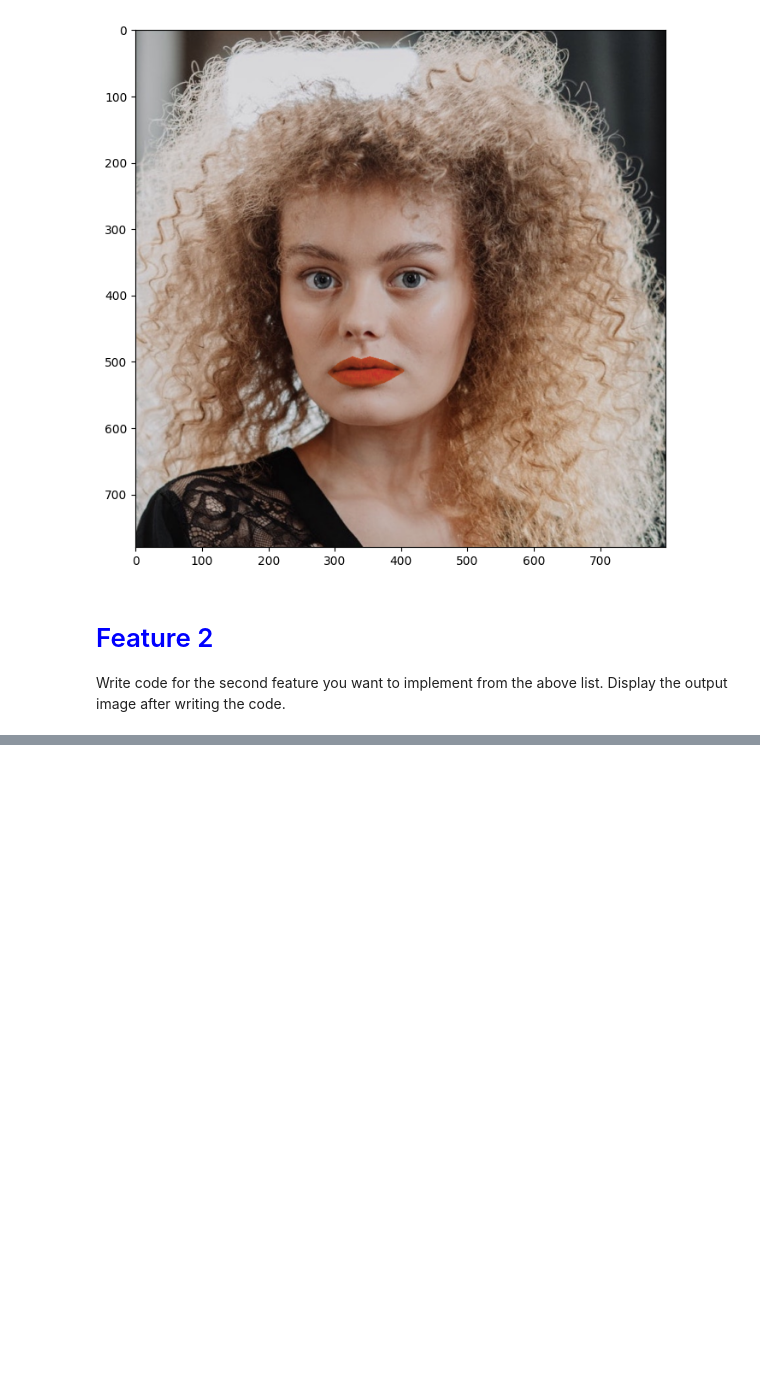
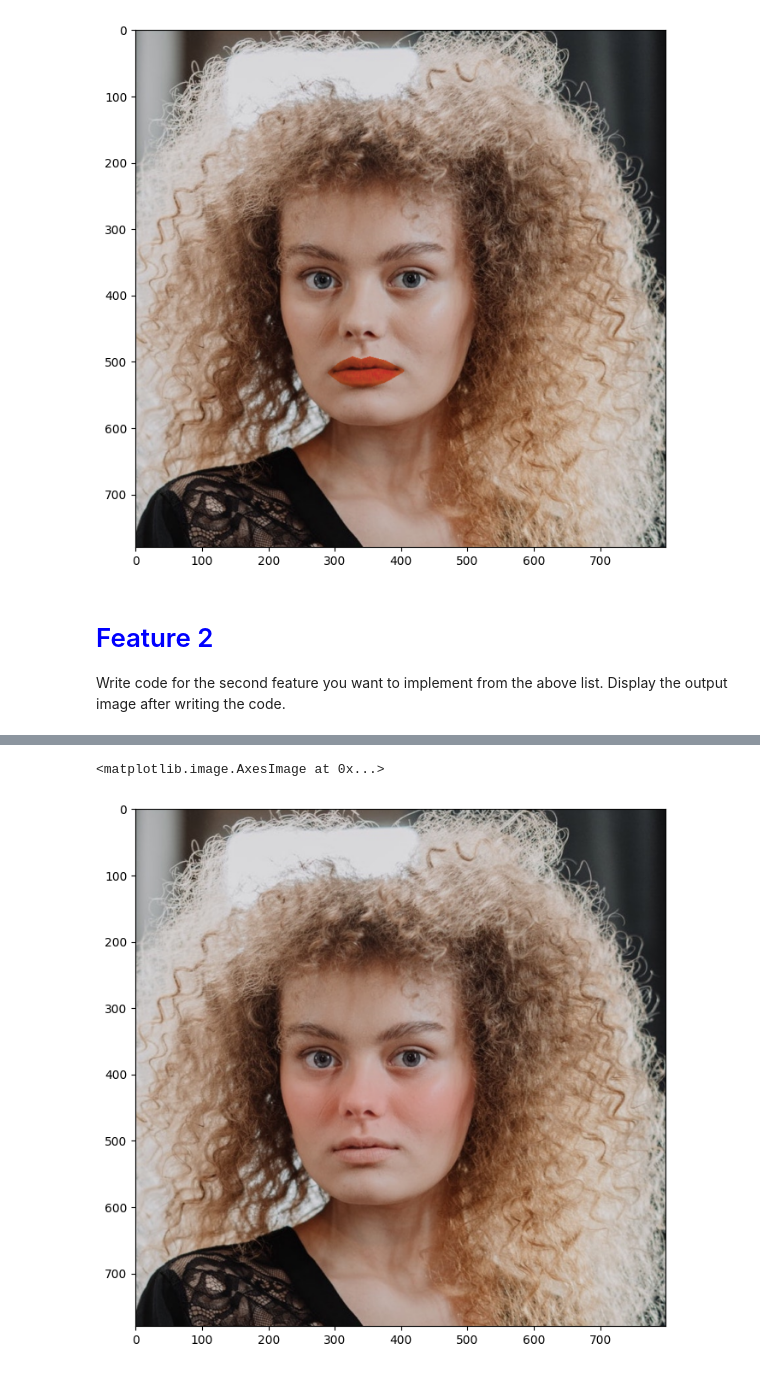
Before and after one commit to gsemonis/opencv_2, a Jupyter notebook: project1-virtual-makeup/Project1-Virtual-Makeup.ipynb, the cells around one changed output, grey strips where cells are left out. Saved outputs shown, nothing was run; the diff lists cells and outputs as text; code cells hidden in the pictures; blank space fills up the shorter version.

```diff
--- a/project1-virtual-makeup/Project1-Virtual-Makeup.ipynb
+++ b/project1-virtual-makeup/Project1-Virtual-Makeup.ipynb
@@ -171,0 +114,40 @@ SyntaxError: '(' was never closed (4235175320.py, line 29)
+# %%
+def alphaBlend(alpha, foreground, background):
+    a = (alpha.astype(np.float32) / 255.0)
+    a = cv2.merge([a,a,a])
+    fg = foreground.astype(np.float32)
+    bg = background.astype(np.float32)
+    fg = a * fg
+    bg = (1 - a) * bg
+    output = cv2.add(fg, bg)
+    return output.astype(np.uint8)
+
+npoints = np.array(points, dtype=np.int32)
+
+blush_color_rgb = (255, 102, 102)
+#blush_color_rgb = (0, 0, 255)
+kernel_size = 123
+blush_line_width = int(round(np.linalg.norm(npoints[1] - npoints[2])) // 2)
+
+img_rgb = imDlib.copy()
+height, width = img_rgb.shape[:2]
+mask = np.zeros((height, width), dtype=np.uint8)
+hull = cv2.convexHull(npoints)
+cv2.fillConvexPoly(mask, hull, 255)
+blush_lines = np.zeros((height, width), dtype=np.uint8)
+blush_image = np.ones_like(img_rgb, np.uint8) * blush_color_rgb
+
+cv2.line(blush_lines, npoints[2], npoints[30], 255, blush_line_width, cv2.LINE_AA)
+cv2.line(blush_lines, npoints[14], npoints[30], 255, blush_line_width, cv2.LINE_AA)
+
+blush_lines = cv2.resize(blush_lines, (width // 2, height // 2))
+blush_lines = cv2.GaussianBlur(blush_lines, (kernel_size, kernel_size), 0)
+blush_lines = cv2.resize(blush_lines, (width, height))
+blush_lines = cv2.bitwise_and(blush_lines, mask)
+
+img_rgb = alphaBlend(blush_lines, blush_image, img_rgb)
+
+plt.imshow(img_rgb)
+# %% [output]
+<matplotlib.image.AxesImage at 0x...>
+[figure, added]
```
Also changed, not shown: parts of 1 cell of this notebook, 1 other file.
